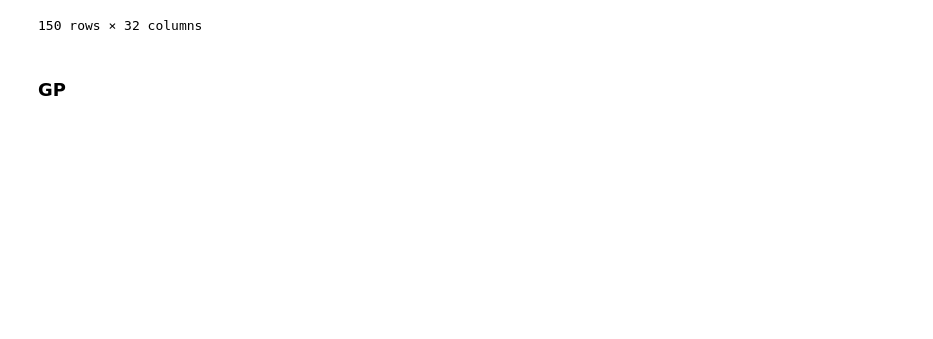
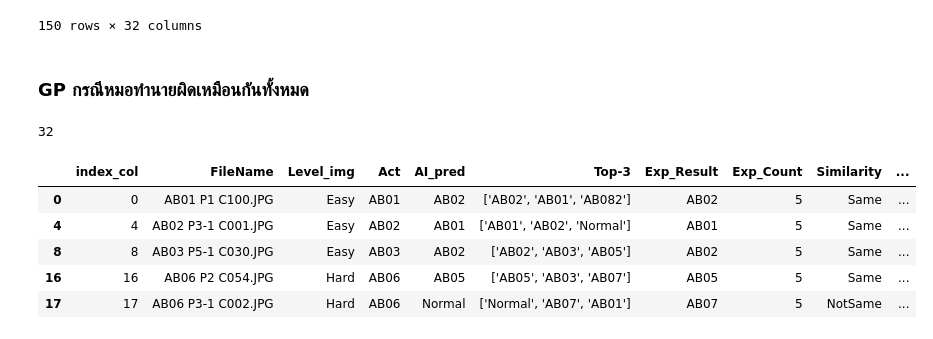
Before and after one commit to Peckkie/Experiment_Evaluation_CCA, a Jupyter notebook: Checking_Result_ExpRadio_Wrong.ipynb, the cells around one changed output. Cells and saved outputs as stored; diff of their text form; code cells hidden in the pictures; blank space fills up the shorter version.

```diff
--- a/Checking_Result_ExpRadio_Wrong.ipynb
+++ b/Checking_Result_ExpRadio_Wrong.ipynb
@@ -489,10 +489,23 @@ result
 | 148 | different | Normal | Normal | 1.000000 | ['Normal', 'AB01', 'AB01'] | P8_Case_029.jpg | /media/tohn/HDD/VISION_dataset/US... | Correct | Normal | ... |
 | 149 | different | Normal | Normal | 1.000000 | ['Normal', 'AB01', 'AB01'] | P8_Case_032.jpg | /media/tohn/HDD/VISION_dataset/US... | Correct | Normal | ... |
 150 rows × 32 columns
+# %% [markdown]
+### GP  กรณีหมอทำนายผิดเหมือนกันทั้งหมด
 # %%
 Table=[]
 for i in range(len(result)):
     Table.append({'index_col':result.index_col[i], 'FileName':result.FileName[i], 'Level_img':result.tagName0[i], 'Act':result.Sub_class_New[i], 'AI_pred':result.category[i],
-                  'Top-3':result.Top3_category[i], 'Exp_Result':result.Dup_clas[i], 'Exp_Count':result.Result_count[i], 'Similarity':result.Result_AI[i], 'Act_Result':result.Result_max[i]})
+                  'Top-3':result.Top3_category[i], 'Exp_Result':result.Dup_clas_GP[i], 'Exp_Count':result.Result_count_GP[i], 'Similarity':result.Result_AI_GP[i], 'Act_Result':result.Result_max_GP[i]})
 Abndf = pd.DataFrame(Table)
-Abndf
+
+df_5 = Abndf[Abndf['Exp_Count']==5]
+print(len(df_5))
+df_5.head()
+# %% [output]
+32
+|  | index_col | FileName | Level_img | Act | AI_pred | Top-3 | Exp_Result | Exp_Count | Similarity | ... |
+| 0 | 0 | AB01 P1 C100.JPG | Easy | AB01 | AB02 | ['AB02', 'AB01', 'AB082'] | AB02 | 5 | Same | ... |
+| 4 | 4 | AB02 P3-1 C001.JPG | Easy | AB02 | AB01 | ['AB01', 'AB02', 'Normal'] | AB01 | 5 | Same | ... |
+| 8 | 8 | AB03 P5-1 C030.JPG | Easy | AB03 | AB02 | ['AB02', 'AB03', 'AB05'] | AB02 | 5 | Same | ... |
+| 16 | 16 | AB06 P2 C054.JPG | Hard | AB06 | AB05 | ['AB05', 'AB03', 'AB07'] | AB05 | 5 | Same | ... |
+| 17 | 17 | AB06 P3-1 C002.JPG | Hard | AB06 | Normal | ['Normal', 'AB07', 'AB01'] | AB07 | 5 | NotSame | ... |
@@ -542,2 +511,0 @@ df_['Result_AI']  = a_
-# %% [markdown]
-### GP
```
Also changed, not shown: parts of 15 cells of this notebook.
